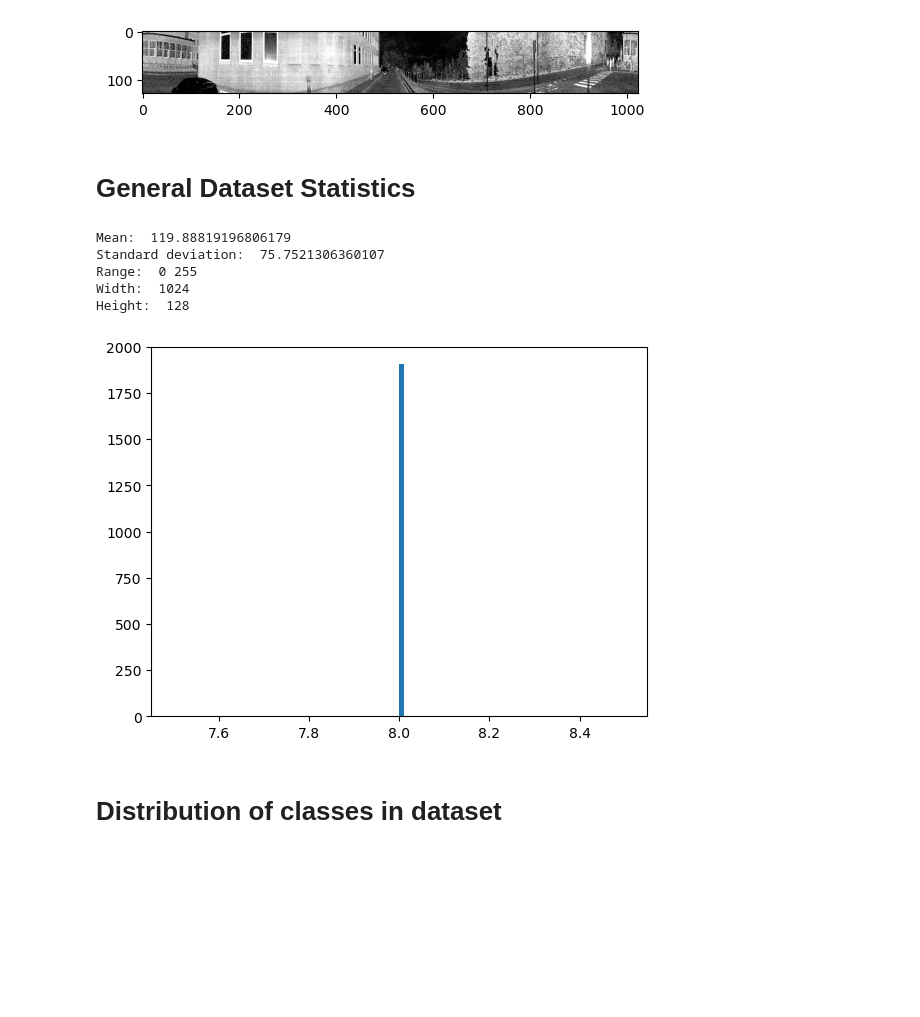
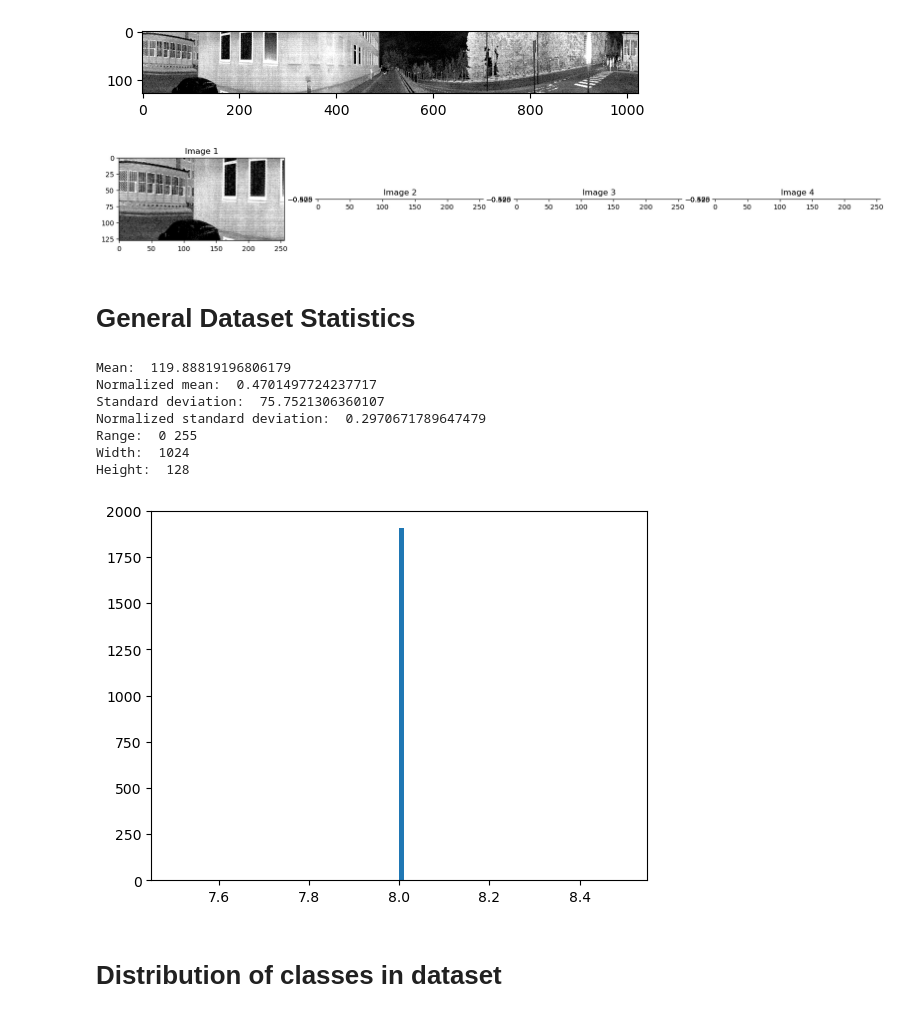
Before and after one commit to Baardrw/TDT4265Project, a Jupyter notebook: dataset_analysis_NapLab.ipynb, the cells around one changed output. Saved outputs shown, nothing was run; the diff lists cells and outputs as text; code cells hidden in the pictures; blank space fills up the shorter version.

```diff
--- a/dataset_analysis_NapLab.ipynb
+++ b/dataset_analysis_NapLab.ipynb
@@ -52,16 +52,38 @@ plt.show()
 # %% [output]
 Image shape:  (128, 1024)
 [figure]
+# %%
+## Testing SAHI
+# Display the image as 4 images with 128x256 pixels
+
+# Split the image into 4 parts
+split_images = []
+for i in range(4):
+    split_images.append(images[0][i*128:(i+1)*128,:256])
+
+# Display the 4 parts
+fig, axs = plt.subplots(1, 4, figsize=(20, 5))
+for i, ax in enumerate(axs):
+    ax.imshow(split_images[i], cmap='gray')
+    ax.set_title(f"Image {i+1}")
+
+plt.show()
+# %% [output]
+[figure, added]
 # %% [markdown]
 # General Dataset Statistics
 # %%
 # Mean
 mean = np.mean(images, axis=(0,1,2))
+norm_mean = mean/255
 print("Mean: ", mean)
+print("Normalized mean: ", norm_mean)
 
 # Standard
 std = np.std(images, axis=(0,1,2))
+norm_std = std/255
 print("Standard deviation: ", std)
+print("Normalized standard deviation: ", norm_std)
 
 # Min and max values
 min_val = np.min(images)
@@ -83,7 +105,9 @@ plt.hist(aspect_ratios, bins=100)
 plt.show()
 # %% [output]
 Mean:  119.88819196806179
+Normalized mean:  0.4701497724237717
 Standard deviation:  75.7521306360107
+Normalized standard deviation:  0.2970671789647479
 Range:  0 255
 Width:  1024
 Height:  128
```
Also changed, not shown: 2 other files.
